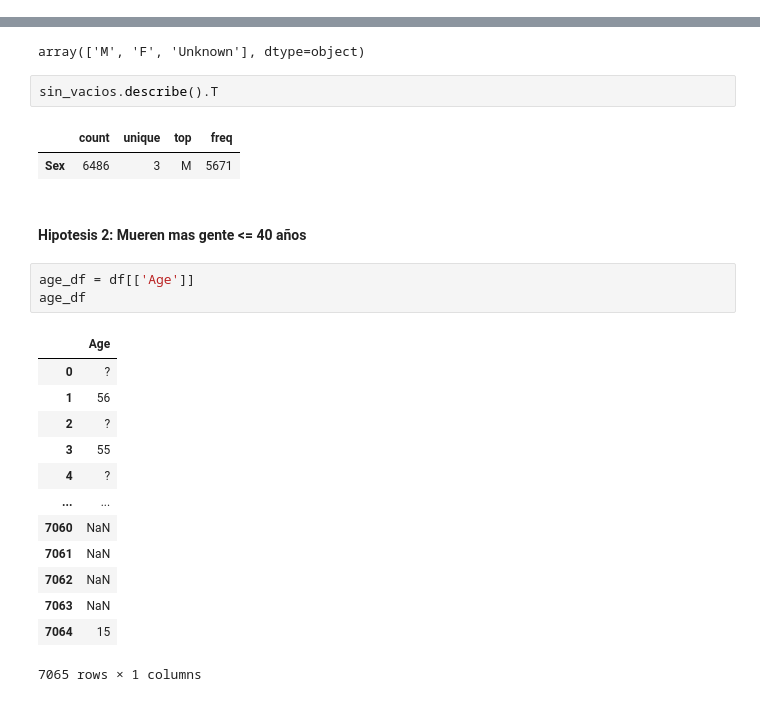
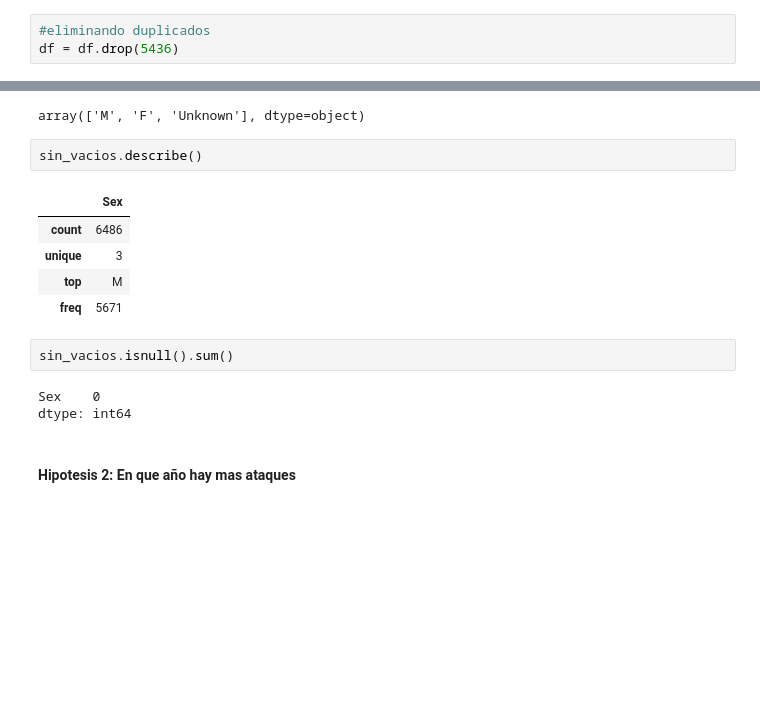
Before and after one commit to MonicaFernandezM/semana-ataque-tiburones, a Jupyter notebook: sharkattack_project.ipynb, the cells around one changed output, grey strips where cells are left out. Cells and saved outputs as stored; diff of their text form; blank space fills up the shorter version.

```diff
--- a/sharkattack_project.ipynb
+++ b/sharkattack_project.ipynb
@@ -35,0 +77,3 @@ df.shape
+# %%
+#eliminando duplicados
+df = df.drop(5436)
@@ -272,26 +289,17 @@ sin_vacios['Sex'].unique()
 # %% [output]
 array(['M', 'F', 'Unknown'], dtype=object)
 # %%
-sin_vacios.describe().T
+sin_vacios.describe()
 # %% [output]
-|  | count | unique | top | freq |
-| Sex | 6486 | 3 | M | 5671 |
+|  | Sex |
+| count | 6486 |
+| unique | 3 |
+| top | M |
+| freq | 5671 |
+# %%
+sin_vacios.isnull().sum()
+# %% [output]
+Sex    0
+dtype: int64
 # %% [markdown]
-#### Hipotesis 2: Mueren mas gente <= 40 años
+#### Hipotesis 2: En que año hay mas ataques
-# %%
-age_df = df[['Age']]
-age_df
-# %% [output]
-|  | Age |
-| 0 | ? |
-| 1 | 56 |
-| 2 | ? |
-| 3 | 55 |
-| 4 | ? |
-| ... | ... |
-| 7060 | NaN |
-| 7061 | NaN |
-| 7062 | NaN |
-| 7063 | NaN |
-| 7064 | 15 |
-7065 rows × 1 columns
```
Also changed, not shown: parts of 23 cells of this notebook.
